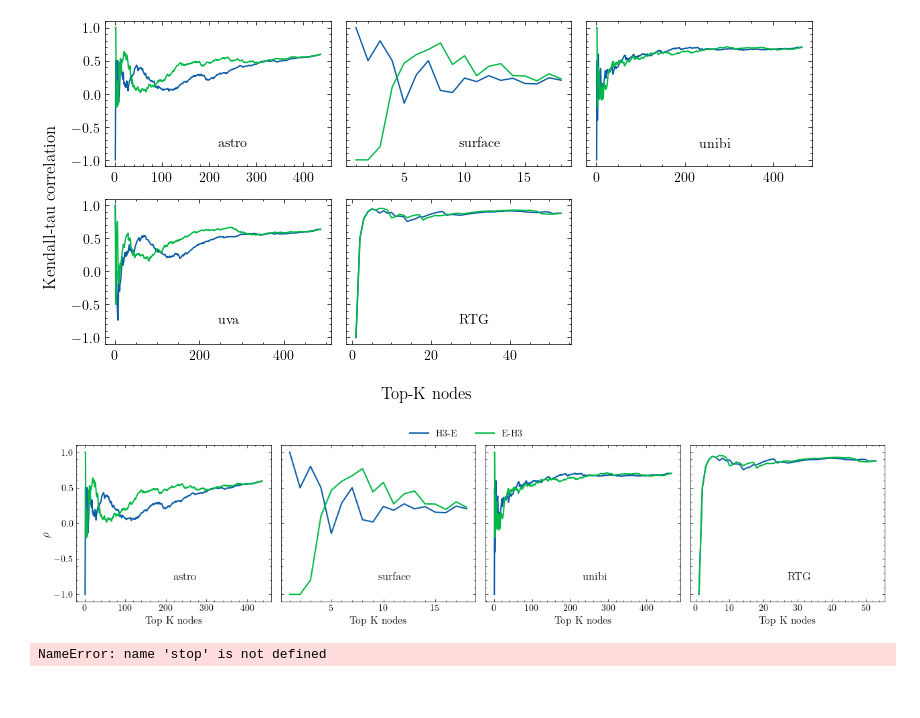
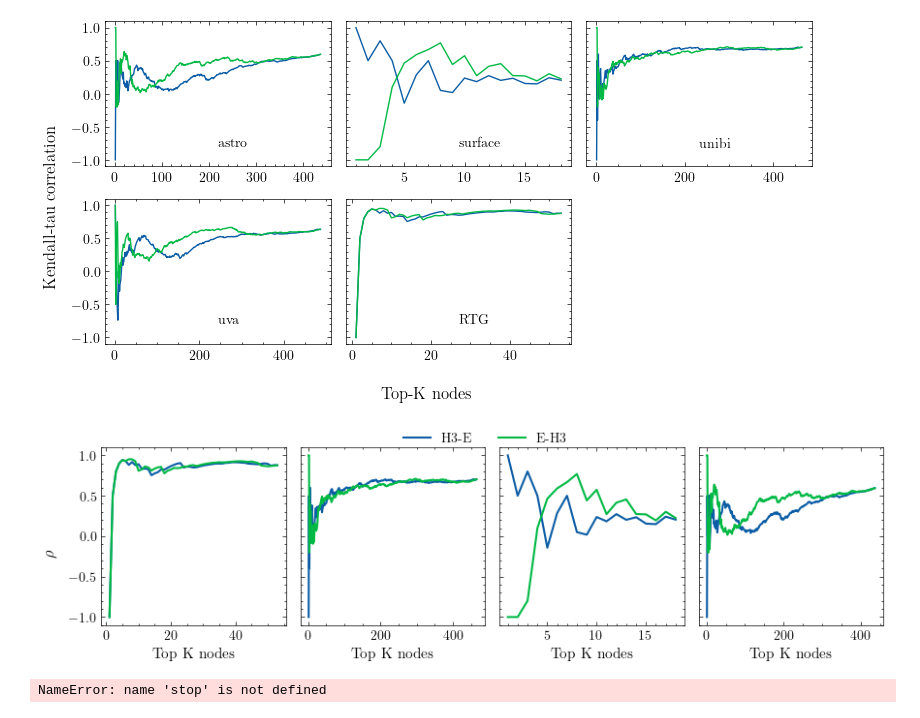
Before and after one commit to goznalo-git/DirectedHyperCentrality, a Jupyter notebook: 3-TensorsCentrality.ipynb, the cells around one changed output. Drawn from its saved outputs; the diff is of its cells as text; code cells hidden in the pictures.

Commit message:
Final figures and comparisons

```diff
--- a/3-TensorsCentrality.ipynb
+++ b/3-TensorsCentrality.ipynb
@@ -290,46 +290,52 @@ plt.tight_layout()
 plt.savefig(f"Figures/{corr}-TopKs.png")
 # %% [output]
 [figure]
+# %%
+i_astro = 3
+i_surface = 2
+i_unibi = 1
+i_RTG = 0
 # %%
-fig, ax = plt.subplots(1,4,figsize=(13,3), sharey=True)
+fig, ax = plt.subplots(1,4,figsize=(9,2.5), sharey=True)
 
 fig.supylabel(r"$ \rho $")
 
 ##
-ax[0].plot(KendalltopK_HE_astro, linewidth=1.5)
-ax[0].plot(KendalltopK_EH_astro, linewidth=1.5)
+ax[i_astro].plot(KendalltopK_HE_astro, linewidth=1.5)
+ax[i_astro].plot(KendalltopK_EH_astro, linewidth=1.5)
 
-ax[0].text(len(KendalltopK_EH_astro)/2, -0.8, 'astro', fontsize = 12)
-ax[0].set_xlabel("Top K nodes", fontsize=11)
+#ax[i_astro].text(len(KendalltopK_EH_astro)/2, -0.8, 'astro', fontsize = 12)
+ax[i_astro].set_xlabel("Top K nodes", fontsize=11)
 
 ##
-ax[1].plot(KendalltopK_HE_surface, linewidth=1.5)
-ax[1].plot(KendalltopK_EH_surface, linewidth=1.5)
+ax[i_surface].plot(KendalltopK_HE_surface, linewidth=1.5)
+ax[i_surface].plot(KendalltopK_EH_surface, linewidth=1.5)
 
-ax[1].text(len(KendalltopK_EH_surface)/2, -0.8, 'surface', fontsize = 12)
-ax[1].set_xlabel("Top K nodes", fontsize=11)
+#ax[i_surface].text(len(KendalltopK_EH_surface)/2, -0.8, 'surface', fontsize = 12)
+ax[i_surface].set_xlabel("Top K nodes", fontsize=11)
 
 ##
-ax[2].plot(KendalltopK_HE_unibi, label="H3-E", linewidth=1.5)
-ax[2].plot(KendalltopK_EH_unibi, label="E-H3", linewidth=1.5)
+ax[i_unibi].plot(KendalltopK_HE_unibi, label="H3-E", linewidth=1.5)
+ax[i_unibi].plot(KendalltopK_EH_unibi, label="E-H3", linewidth=1.5)
 
-ax[2].text(len(KendalltopK_EH_unibi)/2, -0.8, 'unibi', fontsize = 12)
-ax[2].set_xlabel("Top K nodes", fontsize=11)
+#ax[i_unibi].text(len(KendalltopK_EH_unibi)/2, -0.8, 'unibi', fontsize = 12)
+ax[i_unibi].set_xlabel("Top K nodes", fontsize=11)
 
 ##
-ax[3].plot(KendalltopK_HE_RTG, linewidth=1.5)
-ax[3].plot(KendalltopK_EH_RTG, linewidth=1.5)
+ax[i_RTG].plot(KendalltopK_HE_RTG, linewidth=1.5)
+ax[i_RTG].plot(KendalltopK_EH_RTG, linewidth=1.5)
 
-ax[3].text(len(KendalltopK_EH_RTG)/2, -0.8, 'RTG', fontsize = 12)
-ax[3].set_xlabel("Top K nodes", fontsize=11)
+#ax[i_RTG].text(len(KendalltopK_EH_RTG)/2, -0.8, 'RTG', fontsize = 12)
+ax[i_RTG].set_xlabel("Top K nodes", fontsize=11)
 
 plt.tight_layout()
 
-ax[2].legend(loc='upper center', bbox_to_anchor=(-0.1, 1.15),fancybox=False, shadow=False, ncol=2)
+ax[i_unibi].legend(loc='upper center', bbox_to_anchor=(1, 1.15),fancybox=False, shadow=False, ncol=2)
 
 plt.savefig(f"Figures/{corr}-TopKs.png")
+plt.savefig(f"Figures/{corr}-TopKs.svg")
 # %% [output]
-[figure, old version]
+[figure, new version]
 # %%
 stop
 # %% [output]
```
Also changed, not shown: 6 other files.
